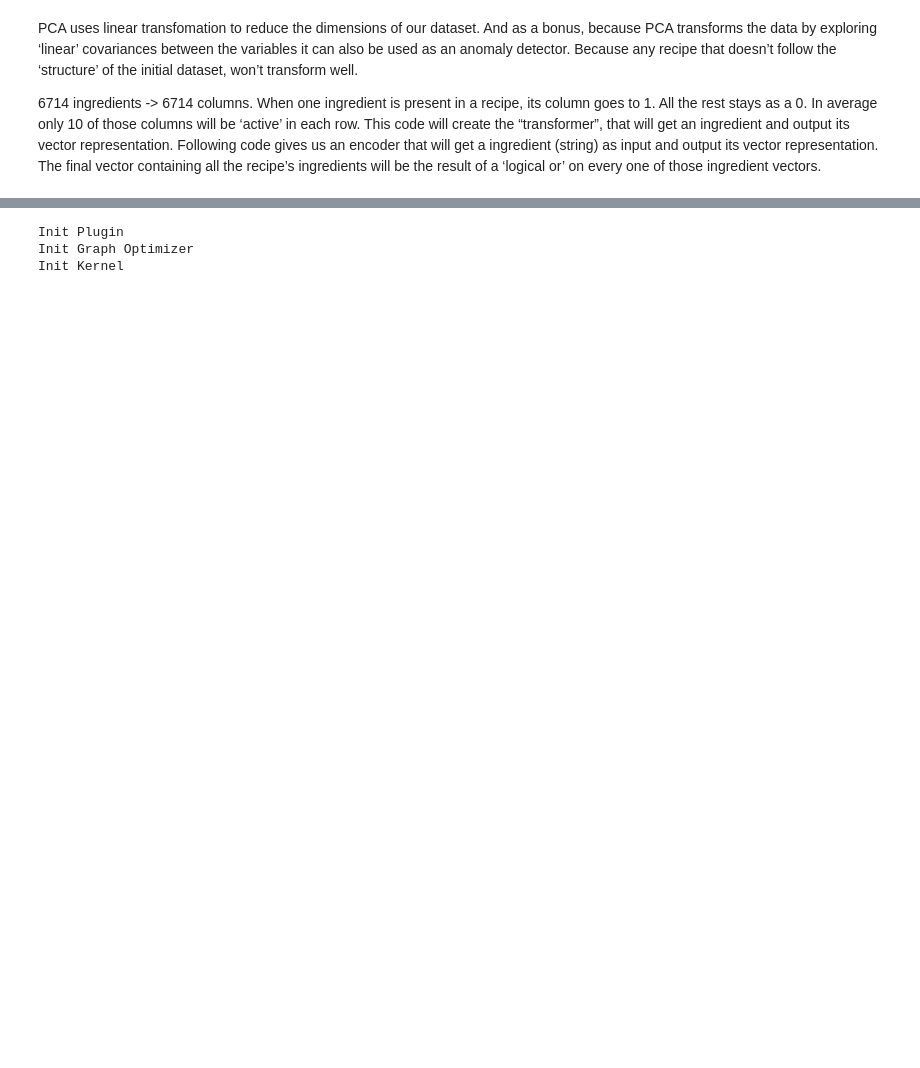
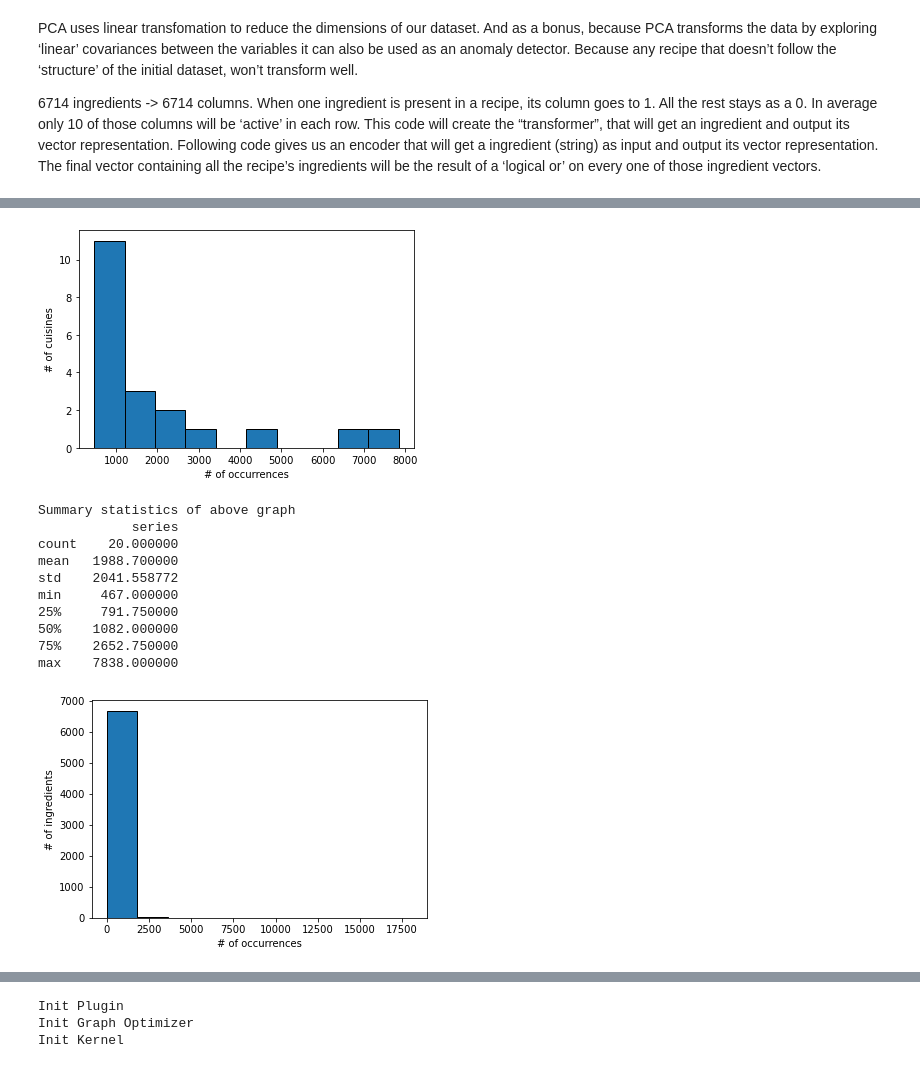
Before and after one commit to xxl4tomxu98/autoencoder-feature-extraction, a Jupyter notebook: whats-cooking/error_func_ae_pca.ipynb, the cells around one changed output, grey strips where cells are left out. Cells and saved outputs as stored; diff of their text form; code cells hidden in the pictures; blank space fills up the shorter version.

```diff
--- a/whats-cooking/error_func_ae_pca.ipynb
+++ b/whats-cooking/error_func_ae_pca.ipynb
@@ -2,3 +2,67 @@
 PCA uses linear transfomation to reduce the dimensions of our dataset. And as a bonus, because PCA transforms the data by exploring ‘linear’ covariances between the variables it can also be used as an anomaly detector. Because any recipe that doesn’t follow the ‘structure’ of the initial dataset, won’t transform well.
 
 6714 ingredients -> 6714 columns. When one ingredient is present in a recipe, its column goes to 1. All the rest stays as a 0. In average only 10 of those columns will be ‘active’ in each row. This code will create the “transformer”, that will get an ingredient and output its vector representation. Following code gives us an encoder that will get a ingredient (string) as input and output its vector representation. The final vector containing all the recipe’s ingredients will be the result of a ‘logical or’ on every one of those ingredient vectors.
+# %%
+import json
+import numpy as np
+import pandas as pd
+import matplotlib.pyplot as plt
+%matplotlib inline
+cuisines = set()
+ingredients = set()
+
+cuisine_count_map = {}
+ingredient_count_map = {}
+
+num_ingredients_per_recipe = []
+
+def show_hist_of_dict(count_map, y_label, x_label):
+    fig, ax = plt.subplots(1, 1)
+    ax.set_xlabel(x_label)
+    ax.set_ylabel(y_label)
+    ax.hist(count_map.values(), ec='black')
+    plt.show()
+
+    # print summary statistics
+    print('Summary statistics of above graph')
+    import pandas as pd
+    series = {'series': pd.Series(count_map.values())}
+    data_frame = pd.DataFrame(series)
+    print(data_frame.describe())
+
+
+with open('./train.json', 'r') as file:
+    data = json.load(file)
+    # print number of recipes
+    print('Total number of recipes: {}'.format(len(data)))
+    for recipe in data:
+        # stats on number of cuisines
+        cuisines.add(recipe['cuisine'])
+        if recipe['cuisine'] not in cuisine_count_map:
+            cuisine_count_map[recipe['cuisine']] = 0
+        cuisine_count_map[recipe['cuisine']] += 1
+        # stats on number of ingredients
+        num_ingredients_per_recipe.append(len(recipe['ingredients']))
+        for ingredient in recipe['ingredients']:
+            ingredients.add(ingredient)
+            if ingredient not in ingredient_count_map:
+                ingredient_count_map[ingredient] = 0
+            ingredient_count_map[ingredient] += 1
+    print('Number of cuisines: {}'.format(len(cuisines)))
+    print('Cuisine count map: \n')
+    for cuisine in cuisine_count_map:
+        print('{:>15}: {}'.format(cuisine, cuisine_count_map[cuisine]))
+    print('\n')
+    print('Number of ingredients: {}'.format(len(ingredients)))
+    print('Ingredient count map: \n')
+    for ingredient in ingredient_count_map:
+        print('{:>25}: {}'.format(ingredient, ingredient_count_map[ingredient]))
+    print('\n')
+    # show histogram of ingredients and cuisines
+    show_hist_of_dict(cuisine_count_map, '# of cuisines', '# of occurrences')
+    show_hist_of_dict(ingredient_count_map, '# of ingredients', '# of occurrences')
+
+    # print average number of ingredients per recipe
+    print('Average number of ingredients per recipe: {}'.format(np.mean(num_ingredients_per_recipe)))
+    print('Std. dev. number of ingredients per recipe: {}'.format(np.std(num_ingredients_per_recipe)))
+# %% [output]
@@ -4,0 +86,12 @@ PCA uses linear transfomation to reduce the dimensions of our dataset. And as a
+[figure, added]
+Summary statistics of above graph
+            series
+count    20.000000
+mean   1988.700000
+std    2041.558772
+min     467.000000
+25%     791.750000
+50%    1082.000000
+75%    2652.750000
+max    7838.000000
+[figure, added]
```
Also changed, not shown: parts of 2 cells of this notebook.
